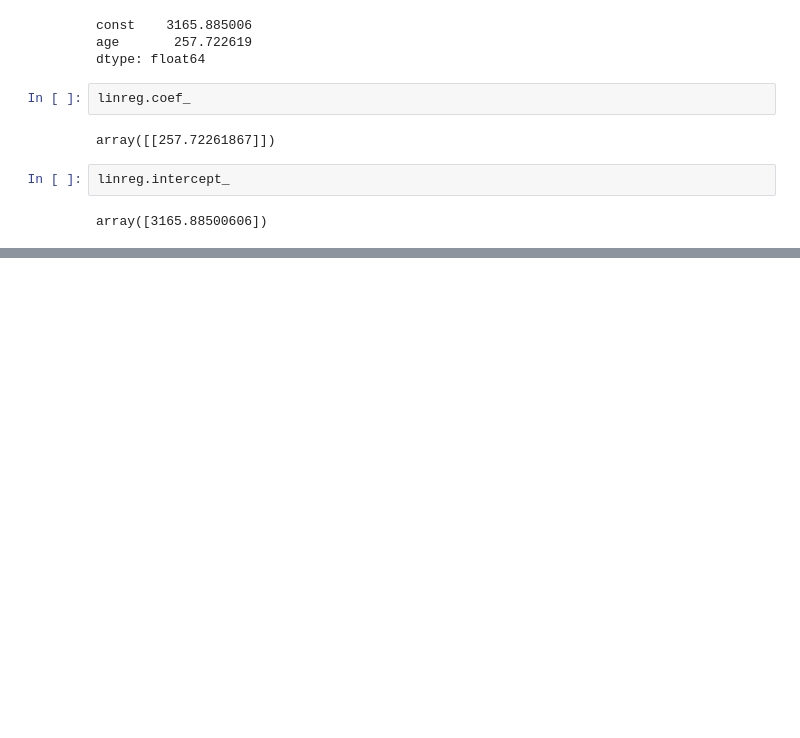
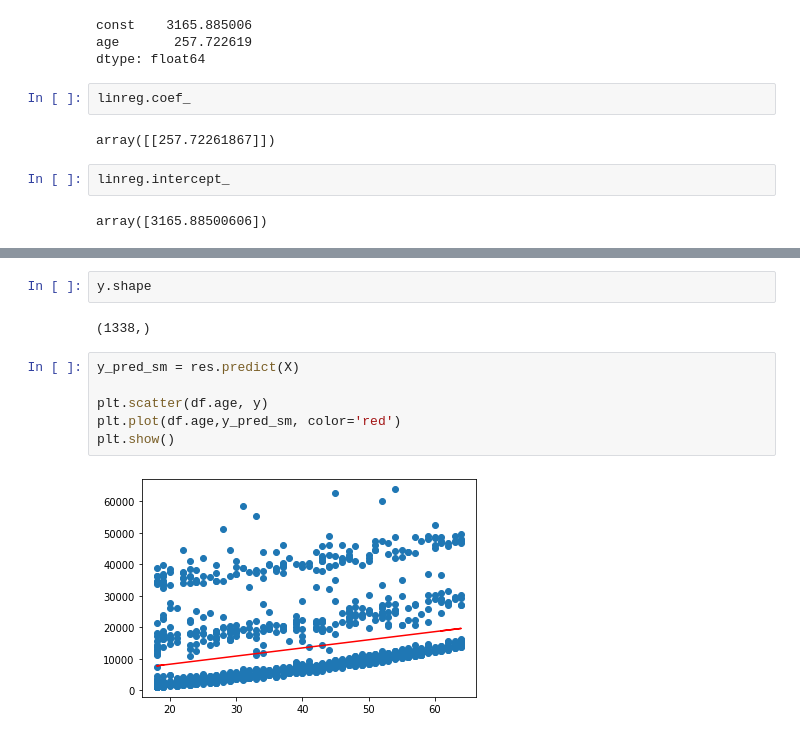
Before and after one commit to jnkng/reporting_python, a Jupyter notebook: _sources/12_sklearn_2024.ipynb, the cells around one changed output, grey strips where cells are left out. Saved outputs shown, nothing was run; the diff lists cells and outputs as text; blank space fills up the shorter version.

```diff
--- a/_sources/12_sklearn_2024.ipynb
+++ b/_sources/12_sklearn_2024.ipynb
@@ -176,0 +185,12 @@ array([3165.88500606])
+# %%
+y.shape
+# %% [output]
+(1338,)
+# %%
+y_pred_sm = res.predict(X)
+
+plt.scatter(df.age, y)
+plt.plot(df.age,y_pred_sm, color='red')
+plt.show()
+# %% [output]
+[figure, added]
```
Also changed, not shown: parts of 4 cells of this notebook, 5 other files.
